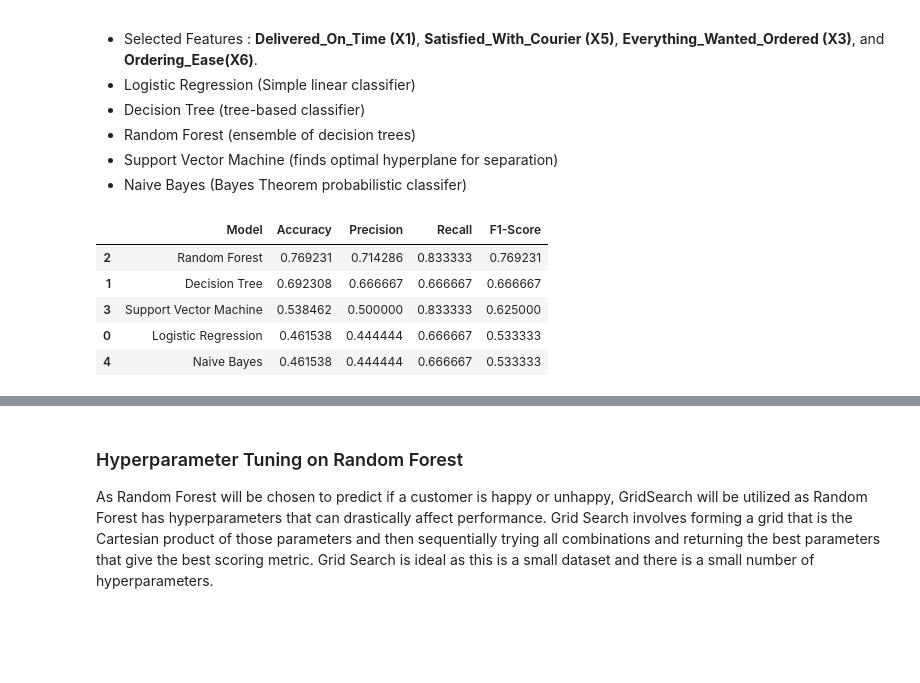
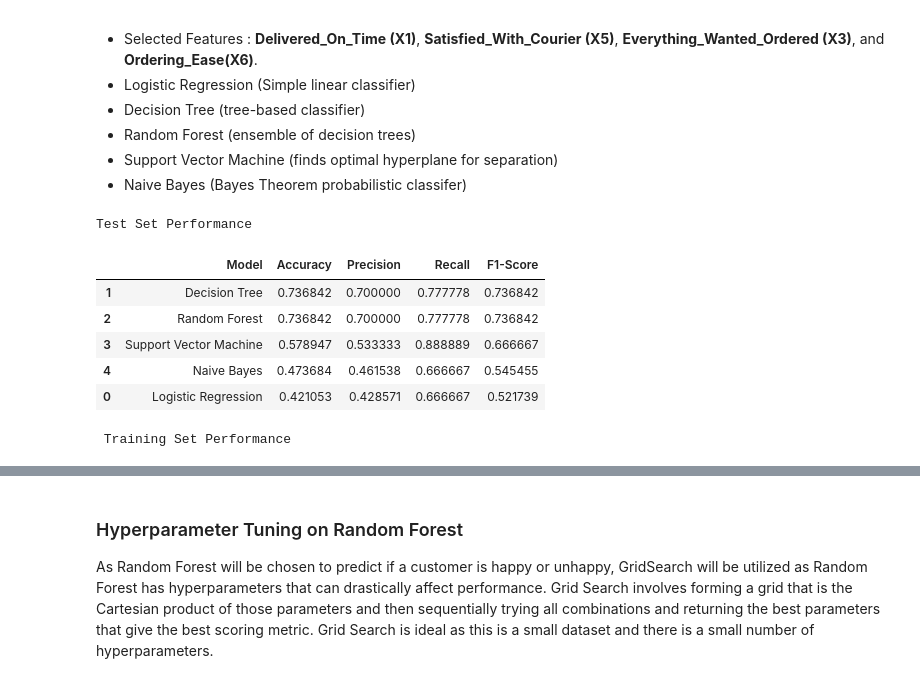
Before and after one commit to Sooihk/Apziva, a Jupyter notebook: Project_1/KNLsqJTgBMYUS3O1/HappyCustomers.ipynb, the cells around one changed output, grey strips where cells are left out. Drawn from its saved outputs; the diff is of its cells as text; code cells hidden in the pictures; blank space fills up the shorter version.

```diff
--- a/Project_1/KNLsqJTgBMYUS3O1/HappyCustomers.ipynb
+++ b/Project_1/KNLsqJTgBMYUS3O1/HappyCustomers.ipynb
@@ -299,49 +299,71 @@ The following classification models will be used to predict of a customer is hap
 - Naive Bayes (Bayes Theorem probabilistic classifer)
 # %%
 # Selecting features and target
-selected_features = ['Delivered_On_Time','Satisfied_With_Courier','Everything_Wanted_Ordered','Ordering_Ease']
+selected_features = ['Delivered_On_Time', 'Satisfied_With_Courier', 'Everything_Wanted_Ordered', 'Ordering_Ease']
 x = customer_survey[selected_features]
 y = customer_survey['Target']
 random_seed = 42
+
 # Splitting Dataset
-x_train, x_test, y_train, y_test = train_test_split(x,y, test_size=0.10, random_state=random_seed)
+x_train, x_test, y_train, y_test = train_test_split(x, y, test_size=0.15, random_state=random_seed)
 
 # Define models to be used
 models = {
-    'Logistic Regression' : LogisticRegression(random_state=random_seed),
-    'Decision Tree' : DecisionTreeClassifier(random_state=random_seed),
-    'Random Forest' : RandomForestClassifier(random_state=random_seed),
-    'Support Vector Machine' : SVC(),
-    'Naive Bayes' : GaussianNB()
+    'Logistic Regression': LogisticRegression(random_state=random_seed),
+    'Decision Tree': DecisionTreeClassifier(random_state=random_seed),
+    'Random Forest': RandomForestClassifier(random_state=random_seed),
+    'Support Vector Machine': SVC(),
+    'Naive Bayes': GaussianNB()
 }
 
-# Training and Evaluating Models
-model_results = []
+# Initialize results containers
+test_results = []
+train_results = []
 
 # for loop to train dataset on classification models
 for name, model in models.items():
-    # Train model
     model.fit(x_train, y_train)
-    # Predict on test set
-    y_pred = model.predict(x_test)
-    # Get metrics of the model
-    report = classification_report(y_test, y_pred, output_dict=True)
-    # Collect performance metrics
-    model_results.append({
-        'Model' : name,
-        'Accuracy' : accuracy_score(y_test, y_pred),
-        'Precision' : report['1']['precision'],
-        "Recall": report["1"]["recall"],
-        "F1-Score": report["1"]["f1-score"]
+
+    # Predictions on test and train data
+    y_test_pred = model.predict(x_test)
+    y_train_pred = model.predict(x_train)
+
+    # Test metrics
+    test_report = classification_report(y_test, y_test_pred, output_dict=True)
+    test_results.append({
+        'Model': name,
+        'Accuracy': accuracy_score(y_test, y_test_pred),
+        'Precision': test_report['1']['precision'],
+        'Recall': test_report['1']['recall'],
+        'F1-Score': test_report['1']['f1-score']
     })
 
-# Create dataframe for model metrics
-model_metrics = pd.DataFrame(model_results).sort_values(by='F1-Score', ascending=False)
-model_metrics
+    # Training metrics
+    train_report = classification_report(y_train, y_train_pred, output_dict=True)
+    train_results.append({
+        'Model': name,
+        'Accuracy': accuracy_score(y_train, y_train_pred),
+        'Precision': train_report['1']['precision'],
+        'Recall': train_report['1']['recall'],
+        'F1-Score': train_report['1']['f1-score']
+    })
+
+# Create DataFrames
+test_metrics = pd.DataFrame(test_results).sort_values(by='F1-Score', ascending=False)
+train_metrics = pd.DataFrame(train_results).sort_values(by='F1-Score', ascending=False)
+
+# Output both DataFrames
+print("Test Set Performance")
+display(test_metrics)
+
+print("\n Training Set Performance")
+display(train_metrics)
 # %% [output]
+Test Set Performance
 |  | Model | Accuracy | Precision | Recall | F1-Score |
-| 2 | Random Forest | 0.769231 | 0.714286 | 0.833333 | 0.769231 |
-| 1 | Decision Tree | 0.692308 | 0.666667 | 0.666667 | 0.666667 |
-| 3 | Support Vector Machine | 0.538462 | 0.500000 | 0.833333 | 0.625000 |
-| 0 | Logistic Regression | 0.461538 | 0.444444 | 0.666667 | 0.533333 |
-| 4 | Naive Bayes | 0.461538 | 0.444444 | 0.666667 | 0.533333 |
+| 1 | Decision Tree | 0.736842 | 0.700000 | 0.777778 | 0.736842 |
+| 2 | Random Forest | 0.736842 | 0.700000 | 0.777778 | 0.736842 |
+| 3 | Support Vector Machine | 0.578947 | 0.533333 | 0.888889 | 0.666667 |
+| 4 | Naive Bayes | 0.473684 | 0.461538 | 0.666667 | 0.545455 |
+| 0 | Logistic Regression | 0.421053 | 0.428571 | 0.666667 | 0.521739 |
+ Training Set Performance
```
Also changed, not shown: parts of 2 cells of this notebook.
